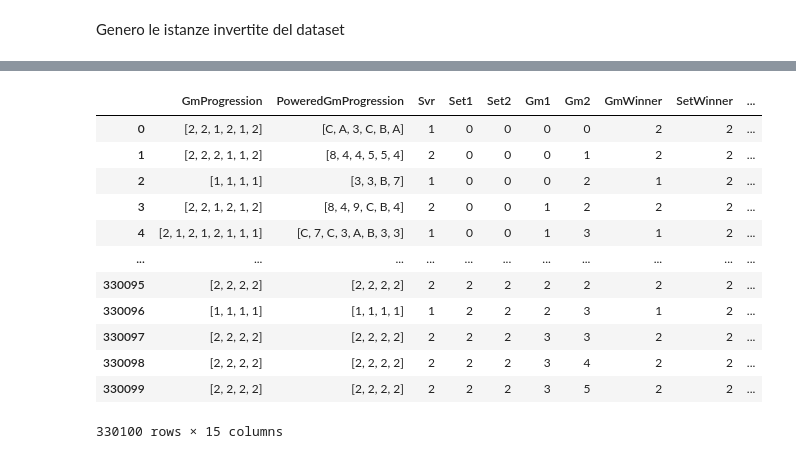
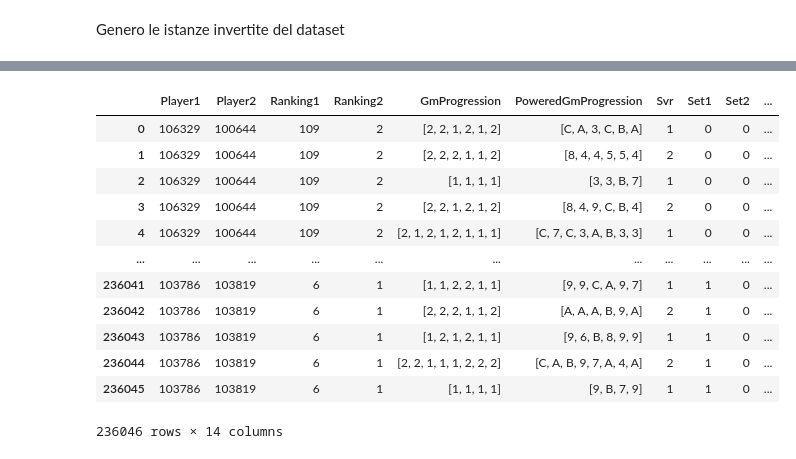
Before and after one commit to oraziotorre/MomentumShiftAI, a Jupyter notebook: TennisDataGenerator.ipynb, the cells around one changed output, grey strips where cells are left out. Drawn from its saved outputs; the diff is of its cells as text; code cells hidden in the pictures.

Commit message:
Removed Date Feature

```diff
--- a/TennisDataGenerator.ipynb
+++ b/TennisDataGenerator.ipynb
@@ -41,7 +41,7 @@ with open("charting-m-points-to-2009.csv", "w") as f:
 dataset3 = pd.read_csv("charting-m-points-to-2009.csv")
 
 
-dataset = pd.concat([dataset1, dataset2], ignore_index=True)
+dataset = pd.concat([dataset1, dataset2, dataset3], ignore_index=True)
 
 dataset
 # %% [output]
@@ -668,3 +665,0 @@ Rimuovo ID dei match
-# %%
-new_dataset= new_dataset.drop(columns=['match_id'])
-new_dataset
@@ -685,0 +668,17 @@ Warning: total number of rows (165050) exceeds max_rows (20000). Falling back to
+# %%
+new_dataset= new_dataset.drop(columns=['match_id','Date'])
+
+# Riposizionamento delle nuove colonne
+is_final_index = new_dataset.columns.get_loc('GmProgression')
+player1_column = new_dataset.pop('Player1')
+player2_column = new_dataset.pop('Player2')
+ranking1_column = new_dataset.pop('Ranking1')
+ranking2_column = new_dataset.pop('Ranking2')
+
+new_dataset.insert(is_final_index, 'Player1', player1_column)
+new_dataset.insert(is_final_index + 1, 'Player2', player2_column)
+new_dataset.insert(is_final_index + 2, 'Ranking1', ranking1_column)
+new_dataset.insert(is_final_index + 3, 'Ranking2', ranking2_column)
+
+
+new_dataset
@@ -732,6 +745,6 @@ flipped_dataset = pd.DataFrame(modified_rows)
 # Appendi le righe invertite al dataset originale
 new_dataset = pd.concat([new_dataset, flipped_dataset], ignore_index=True)
 # %%
-new_dataset.tocsv('tennis.csv')
+new_dataset.to_csv('tennis.csv')
 new_dataset
 # %% [output]
@@ -739,13 +752,13 @@ Warning: total number of rows (330100) exceeds max_rows (20000). Falling back to
-|  | GmProgression | PoweredGmProgression | Svr | Set1 | Set2 | Gm1 | Gm2 | GmWinner | SetWinner | ... |
-| 0 | [2, 2, 1, 2, 1, 2] | [C, A, 3, C, B, A] | 1 | 0 | 0 | 0 | 0 | 2 | 2 | ... |
-| 1 | [2, 2, 2, 1, 1, 2] | [8, 4, 4, 5, 5, 4] | 2 | 0 | 0 | 0 | 1 | 2 | 2 | ... |
-| 2 | [1, 1, 1, 1] | [3, 3, B, 7] | 1 | 0 | 0 | 0 | 2 | 1 | 2 | ... |
-| 3 | [2, 2, 1, 2, 1, 2] | [8, 4, 9, C, B, 4] | 2 | 0 | 0 | 1 | 2 | 2 | 2 | ... |
-| 4 | [2, 1, 2, 1, 2, 1, 1, 1] | [C, 7, C, 3, A, B, 3, 3] | 1 | 0 | 0 | 1 | 3 | 1 | 2 | ... |
+|  | Player1 | Player2 | Ranking1 | Ranking2 | GmProgression | PoweredGmProgression | Svr | Set1 | Set2 | ... |
+| 0 | 106329 | 100644 | 109 | 2 | [2, 2, 1, 2, 1, 2] | [C, A, 3, C, B, A] | 1 | 0 | 0 | ... |
+| 1 | 106329 | 100644 | 109 | 2 | [2, 2, 2, 1, 1, 2] | [8, 4, 4, 5, 5, 4] | 2 | 0 | 0 | ... |
+| 2 | 106329 | 100644 | 109 | 2 | [1, 1, 1, 1] | [3, 3, B, 7] | 1 | 0 | 0 | ... |
+| 3 | 106329 | 100644 | 109 | 2 | [2, 2, 1, 2, 1, 2] | [8, 4, 9, C, B, 4] | 2 | 0 | 0 | ... |
+| 4 | 106329 | 100644 | 109 | 2 | [2, 1, 2, 1, 2, 1, 1, 1] | [C, 7, C, 3, A, B, 3, 3] | 1 | 0 | 0 | ... |
 | ... | ... | ... | ... | ... | ... | ... | ... | ... | ... | ... |
-| 330095 | [2, 2, 2, 2] | [2, 2, 2, 2] | 2 | 2 | 2 | 2 | 2 | 2 | 2 | ... |
-| 330096 | [1, 1, 1, 1] | [1, 1, 1, 1] | 1 | 2 | 2 | 2 | 3 | 1 | 2 | ... |
-| 330097 | [2, 2, 2, 2] | [2, 2, 2, 2] | 2 | 2 | 2 | 3 | 3 | 2 | 2 | ... |
-| 330098 | [2, 2, 2, 2] | [2, 2, 2, 2] | 2 | 2 | 2 | 3 | 4 | 2 | 2 | ... |
-| 330099 | [2, 2, 2, 2] | [2, 2, 2, 2] | 2 | 2 | 2 | 3 | 5 | 2 | 2 | ... |
+| 236041 | 103786 | 103819 | 6 | 1 | [1, 1, 2, 2, 1, 1] | [9, 9, C, A, 9, 7] | 1 | 1 | 0 | ... |
+| 236042 | 103786 | 103819 | 6 | 1 | [2, 2, 2, 1, 1, 2] | [A, A, A, B, 9, A] | 2 | 1 | 0 | ... |
+| 236043 | 103786 | 103819 | 6 | 1 | [1, 2, 1, 2, 1, 1] | [9, 6, B, 8, 9, 9] | 1 | 1 | 0 | ... |
+| 236044 | 103786 | 103819 | 6 | 1 | [2, 2, 1, 1, 1, 2, 2, 2] | [C, A, B, 9, 7, A, 4, A] | 2 | 1 | 0 | ... |
+| 236045 | 103786 | 103819 | 6 | 1 | [1, 1, 1, 1] | [9, B, 7, 9] | 1 | 1 | 0 | ... |
-330100 rows × 15 columns
+236046 rows × 14 columns
```
Also changed, not shown: parts of 16 cells of this notebook.
